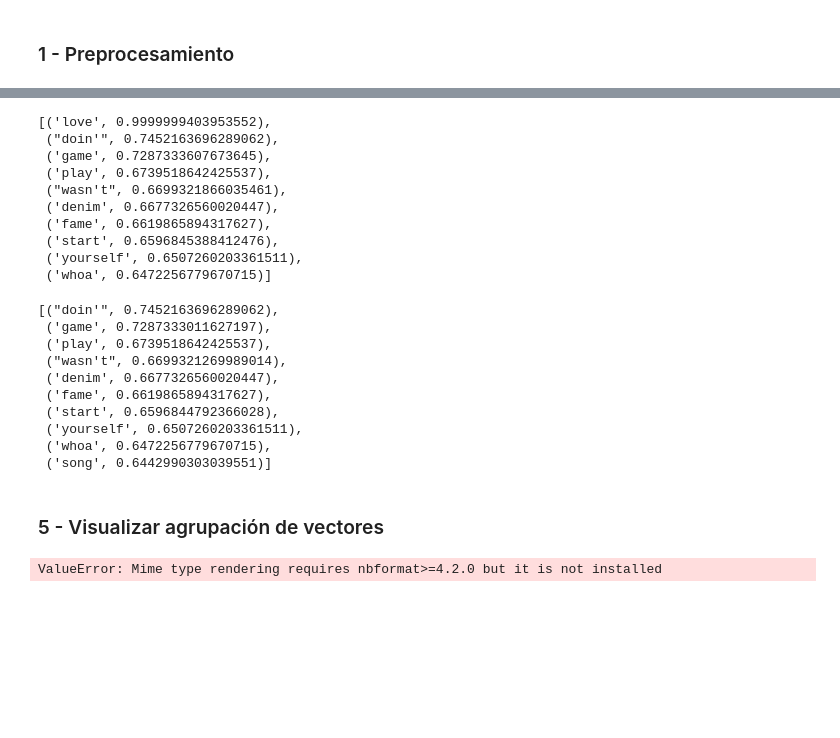
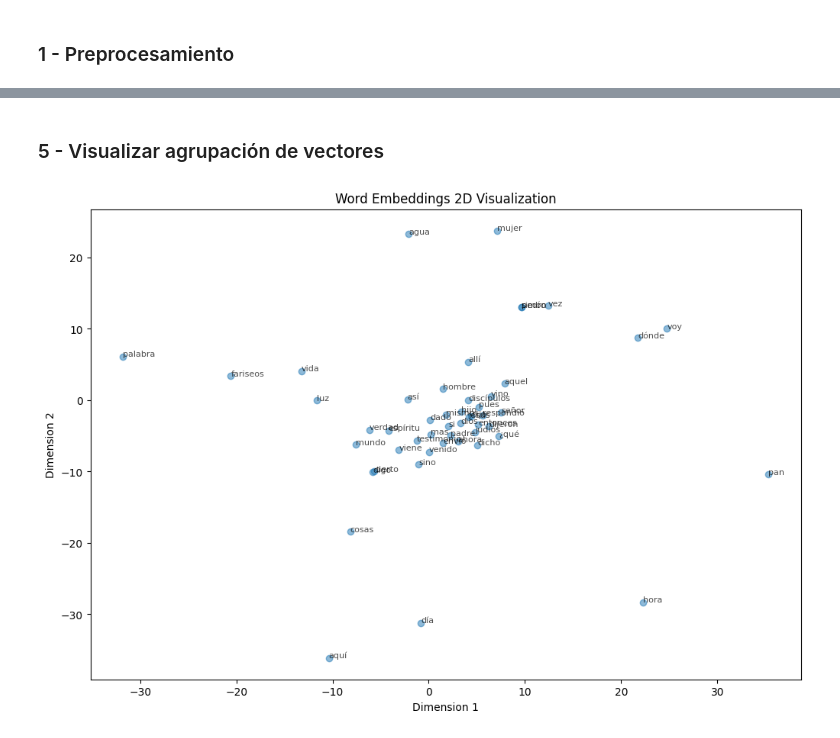
Before and after one commit to RodrigoGoni/customs_embeddings, a Jupyter notebook: main.ipynb, the cells around one changed output, grey strips where cells are left out. Saved outputs shown, nothing was run; the diff lists cells and outputs as text; code cells hidden in the pictures; blank space fills up the shorter version.

```diff
--- a/main.ipynb
+++ b/main.ipynb
@@ -87,10 +59,2 @@ Cantidad de documentos: 3807
 # %% [markdown]
 ### 1 - Preprocesamiento
-# %%
-from tensorflow.keras.preprocessing.text import text_to_word_sequence
-
-sentence_tokens = []
-# Recorrer todas las filas y transformar las oraciones
-# en una secuencia de palabras (esto podría realizarse con NLTK o spaCy también)
-for _, row in df[:None].iterrows():
-    sentence_tokens.append(text_to_word_sequence(row[0]))
@@ -101,0 +61,6 @@ To enable the following instructions: AVX2 FMA, in other operations, rebuild Ten
+# %%
+sentence_tokens = []
+for _, row in df.iterrows():
+    sentence_tokens.append(text_to_word_sequence(row['texto']))
+
+print(f"Total de oraciones tokenizadas: {len(sentence_tokens)}")
@@ -110,20 +136,31 @@ sentence_tokens[:2]
 # %%
-from gensim.models.callbacks import CallbackAny2Vec
-# Durante el entrenamiento gensim por defecto no informa el "loss" en cada época
-# Sobrecargamos el callback para poder tener esta información
+# La modifique para que imprima cada 10 epochs
 class callback(CallbackAny2Vec):
     """
     Callback to print loss after each epoch
     """
     def __init__(self):
         self.epoch = 0
+        self.loss_previous_step = 0
+        self.printed_epochs = set()
 
     def on_epoch_end(self, model):
+        # Evitar impresiones duplicadas para la misma época
+        if self.epoch in self.printed_epochs:
+            self.epoch += 1
+            return
+
         loss = model.get_latest_training_loss()
+
         if self.epoch == 0:
             print('Loss after epoch {}: {}'.format(self.epoch, loss))
-        else:
-            print('Loss after epoch {}: {}'.format(self.epoch, loss- self.loss_previous_step))
+            self.loss_previous_step = loss
+            self.printed_epochs.add(self.epoch)
+        elif self.epoch % 10 == 0:
+            current_loss = loss - self.loss_previous_step
+            print('Loss after epoch {}: {}'.format(self.epoch, current_loss))
+            self.loss_previous_step = loss
+            self.printed_epochs.add(self.epoch)
+
         self.epoch += 1
-        self.loss_previous_step = loss
 # %%
@@ -262,31 +531,3 @@ print(vector_love)
-# %%
-# el método `most_similar` también permite comparar a partir de vectores
-w2v_model.wv.most_similar(vector_love)
-# %% [output]
-[('love', 0.9999999403953552),
- ("doin'", 0.7452163696289062),
- ('game', 0.7287333607673645),
- ('play', 0.6739518642425537),
- ("wasn't", 0.6699321866035461),
- ('denim', 0.6677326560020447),
- ('fame', 0.6619865894317627),
- ('start', 0.6596845388412476),
- ('yourself', 0.6507260203361511),
- ('whoa', 0.6472256779670715)]
-# %%
-# Palabras que MÁS se relacionan con...:
-w2v_model.wv.most_similar(positive=["love"], topn=10)
-# %% [output]
-[("doin'", 0.7452163696289062),
- ('game', 0.7287333011627197),
- ('play', 0.6739518642425537),
- ("wasn't", 0.6699321269989014),
- ('denim', 0.6677326560020447),
- ('fame', 0.6619865894317627),
- ('start', 0.6596844792366028),
- ('yourself', 0.6507260203361511),
- ('whoa', 0.6472256779670715),
- ('song', 0.6442990303039551)]
 # %% [markdown]
 ### 5 - Visualizar agrupación de vectores
 # %%
@@ -306,20 +543,19 @@ def reduce_dimensions(model, num_dimensions = 2 ):
 # %%
 # Graficar los embedddings en 2D
 import plotly.graph_objects as go
 import plotly.express as px
 
-vecs, labels = reduce_dimensions(w2v_model)
+vecs, labels = reduce_dimensions(w2v_final)
 
-MAX_WORDS=200
+MAX_WORDS=50
 fig = px.scatter(x=vecs[:MAX_WORDS,0], y=vecs[:MAX_WORDS,1], text=labels[:MAX_WORDS])
-# Usar matplotlib como alternativa si plotly tiene problemas
 plt.figure(figsize=(12, 8))
 plt.scatter(vecs[:MAX_WORDS,0], vecs[:MAX_WORDS,1], alpha=0.5)
 for i, label in enumerate(labels[:MAX_WORDS]):
     plt.annotate(label, (vecs[i,0], vecs[i,1]), fontsize=8, alpha=0.7)
 plt.title('Word Embeddings 2D Visualization')
 plt.xlabel('Dimension 1')
 plt.ylabel('Dimension 2')
 plt.show()
 # %% [output]
-ValueError: Mime type rendering requires nbformat>=4.2.0 but it is not installed
+[figure, added]
```
Also changed, not shown: parts of 48 cells of this notebook, 5 other files.
